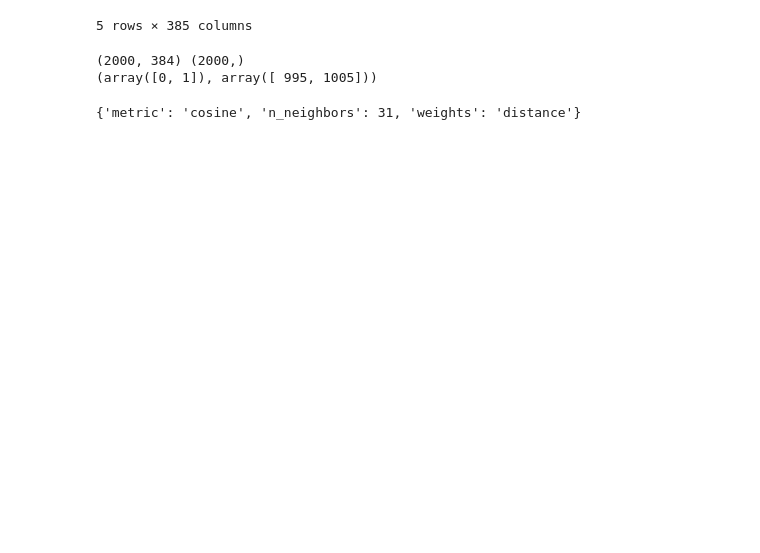
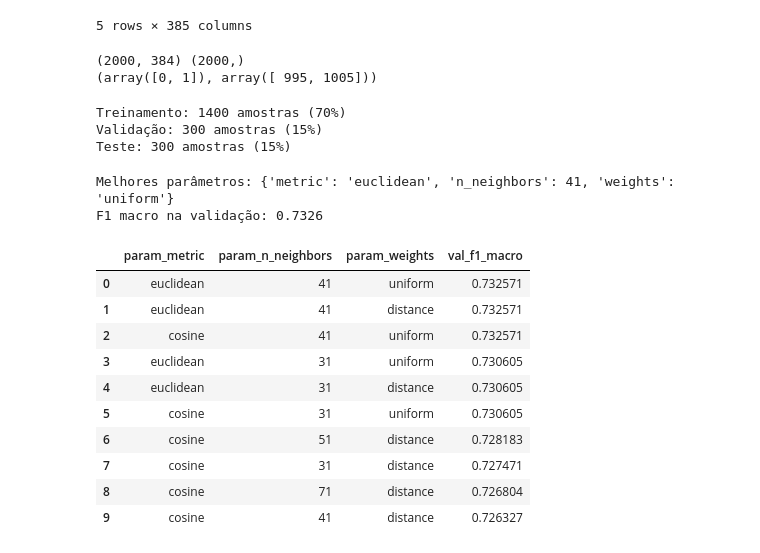
Before and after one commit to Kaickpl/Projeto-IA-classificacaoSentimentosFilme, a Jupyter notebook: notebooks/05_knn.ipynb, the cells around one changed output. Cells and saved outputs as stored; diff of their text form; code cells hidden in the pictures; blank space fills up the shorter version.

```diff
--- a/notebooks/05_knn.ipynb
+++ b/notebooks/05_knn.ipynb
@@ -59,21 +66,32 @@ print(np.unique(y, return_counts=True))
 (2000, 384) (2000,)
 (array([0, 1]), array([ 995, 1005]))
 # %%
-X_train, X_test, y_train, y_test = train_test_split( X, y, test_size=0.2, random_state=42, stratify=y)
+X_train, X_val, X_test, y_train, y_val, y_test = split_data(X, y)
+
+for nome, conjunto in [("Treinamento", X_train), ("Validação", X_val), ("Teste", X_test)]:
+    print(f"{nome}: {len(conjunto)} amostras ({len(conjunto) / len(X):.0%})")
+# %% [output]
+Treinamento: 1400 amostras (70%)
+Validação: 300 amostras (15%)
+Teste: 300 amostras (15%)
 # %%
-busca = GridSearchCV(
-    KNeighborsClassifier(),
-    param_grid={
-        "n_neighbors": [3, 5, 7, 9, 11, 15, 21, 31, 41, 51, 71, 101],
-        "weights": ["uniform", "distance"],
-        "metric": ["euclidean", "cosine"],
-    },
-    cv=5,
-    scoring="f1_macro",
-    n_jobs=-1,
-)
-busca.fit(X_train, y_train)
-print(busca.best_params_)
+modelo, melhores_params, resultados_busca = buscar_hiperparametros(X_train, y_train, X_val, y_val)
+
+print("Melhores parâmetros:", melhores_params)
+print(f"F1 macro na validação: {resultados_busca['val_f1_macro'].iloc[0]:.4f}")
+resultados_busca.head(10)
 # %% [output]
-{'metric': 'cosine', 'n_neighbors': 31, 'weights': 'distance'}
+Melhores parâmetros: {'metric': 'euclidean', 'n_neighbors': 41, 'weights': 'uniform'}
+F1 macro na validação: 0.7326
+|  | param_metric | param_n_neighbors | param_weights | val_f1_macro |
+| 0 | euclidean | 41 | uniform | 0.732571 |
+| 1 | euclidean | 41 | distance | 0.732571 |
+| 2 | cosine | 41 | uniform | 0.732571 |
+| 3 | euclidean | 31 | uniform | 0.730605 |
+| 4 | euclidean | 31 | distance | 0.730605 |
+| 5 | cosine | 31 | uniform | 0.730605 |
+| 6 | cosine | 51 | distance | 0.728183 |
+| 7 | cosine | 31 | distance | 0.727471 |
+| 8 | cosine | 71 | distance | 0.726804 |
+| 9 | cosine | 41 | distance | 0.726327 |
 # %%
```
Also changed, not shown: parts of 6 cells of this notebook, 16 other files.
